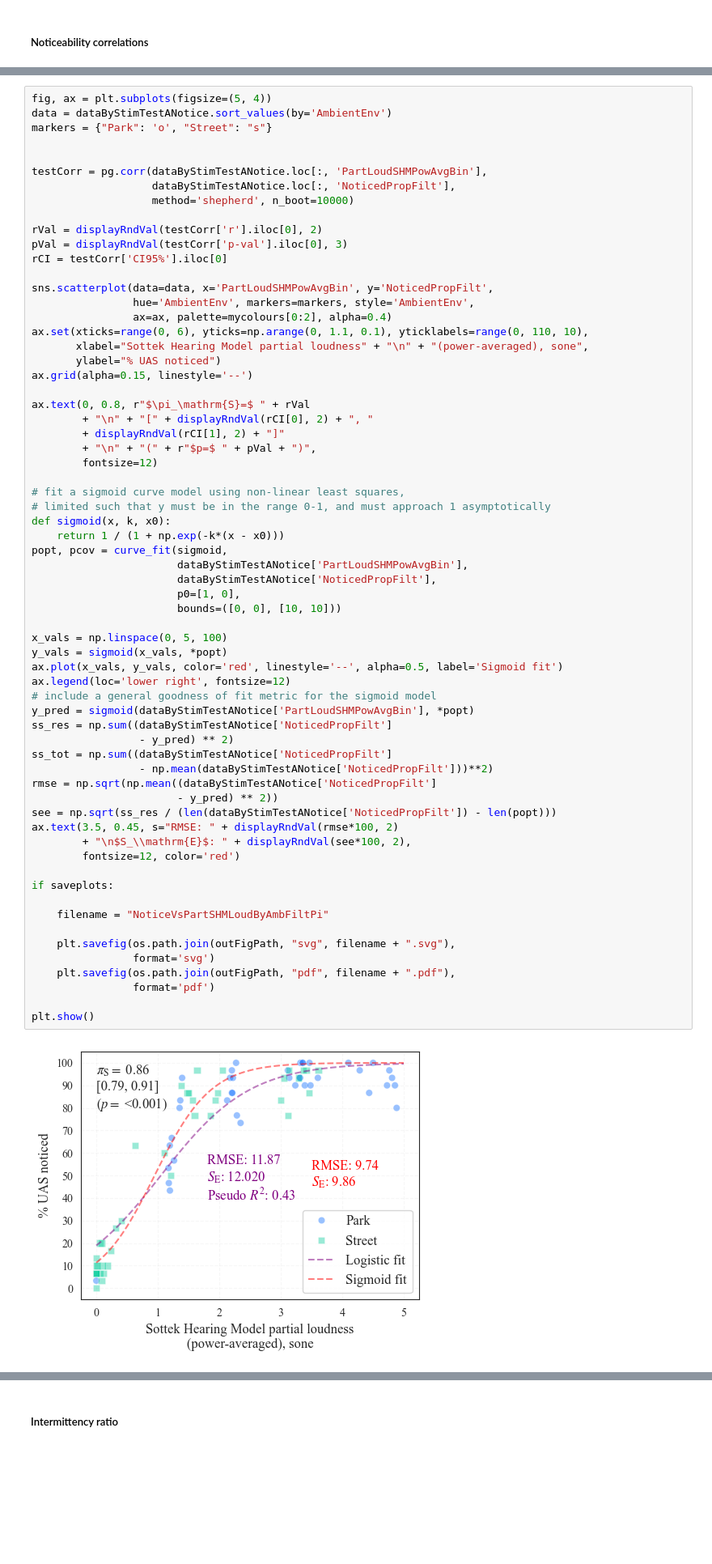
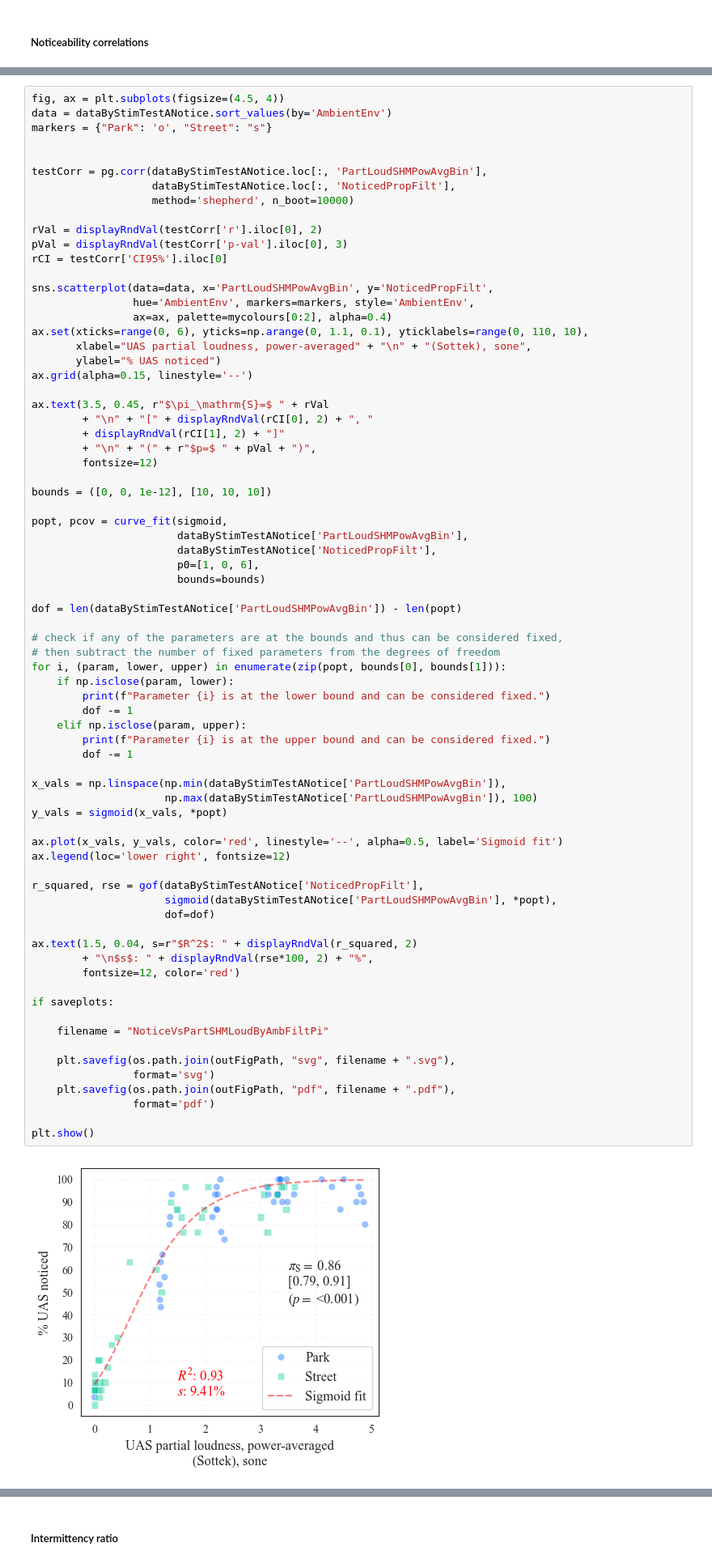
Before and after one commit to acoustics-code-salford/refmap-psychoacoustics, a Jupyter notebook: src/refmap_psychoacoustics/notebooks/refmap_listest1_analysis_EDA_partA.ipynb, the cells around one changed output, grey strips where cells are left out. Shown at 81% size. Saved outputs shown, nothing was run; the diff lists cells and outputs as text; blank space fills up the shorter version.

```diff
--- a/src/refmap_psychoacoustics/notebooks/refmap_listest1_analysis_EDA_partA.ipynb
+++ b/src/refmap_psychoacoustics/notebooks/refmap_listest1_analysis_EDA_partA.ipynb
@@ -1729,5 +1800,5 @@ plt.show()
 # %%
-fig, ax = plt.subplots(figsize=(5, 4))
+fig, ax = plt.subplots(figsize=(4.5, 4))
 data = dataByStimTestANotice.sort_values(by='AmbientEnv')
 markers = {"Park": 'o', "Street": "s"}
 
@@ -1744,53 +1815,61 @@ sns.scatterplot(data=data, x='PartLoudSHMPowAvgBin', y='NoticedPropFilt',
                 hue='AmbientEnv', markers=markers, style='AmbientEnv',
                 ax=ax, palette=mycolours[0:2], alpha=0.4)
 ax.set(xticks=range(0, 6), yticks=np.arange(0, 1.1, 0.1), yticklabels=range(0, 110, 10),
-       xlabel="Sottek Hearing Model partial loudness" + "\n" + "(power-averaged), sone",
+       xlabel="UAS partial loudness, power-averaged" + "\n" + "(Sottek), sone",
        ylabel="% UAS noticed")
 ax.grid(alpha=0.15, linestyle='--')
 
-ax.text(0, 0.8, r"$\pi_\mathrm{S}=$ " + rVal
+ax.text(3.5, 0.45, r"$\pi_\mathrm{S}=$ " + rVal
         + "\n" + "[" + displayRndVal(rCI[0], 2) + ", "
         + displayRndVal(rCI[1], 2) + "]"
         + "\n" + "(" + r"$p=$ " + pVal + ")",
         fontsize=12)
 
-# fit a sigmoid curve model using non-linear least squares,
-# limited such that y must be in the range 0-1, and must approach 1 asymptotically
-def sigmoid(x, k, x0):
-    return 1 / (1 + np.exp(-k*(x - x0)))
+bounds = ([0, 0, 1e-12], [10, 10, 10])
+
 popt, pcov = curve_fit(sigmoid,
                        dataByStimTestANotice['PartLoudSHMPowAvgBin'],
                        dataByStimTestANotice['NoticedPropFilt'],
-                       p0=[1, 0],
-                       bounds=([0, 0], [10, 10]))
+                       p0=[1, 0, 6],
+                       bounds=bounds)
 
-x_vals = np.linspace(0, 5, 100)
+dof = len(dataByStimTestANotice['PartLoudSHMPowAvgBin']) - len(popt)
+
+# check if any of the parameters are at the bounds and thus can be considered fixed,
+# then subtract the number of fixed parameters from the degrees of freedom
+for i, (param, lower, upper) in enumerate(zip(popt, bounds[0], bounds[1])):
+    if np.isclose(param, lower):
+        print(f"Parameter {i} is at the lower bound and can be considered fixed.")
+        dof -= 1
+    elif np.isclose(param, upper):
+        print(f"Parameter {i} is at the upper bound and can be considered fixed.")
+        dof -= 1
+
+x_vals = np.linspace(np.min(dataByStimTestANotice['PartLoudSHMPowAvgBin']),
+                     np.max(dataByStimTestANotice['PartLoudSHMPowAvgBin']), 100)
 y_vals = sigmoid(x_vals, *popt)
+
 ax.plot(x_vals, y_vals, color='red', linestyle='--', alpha=0.5, label='Sigmoid fit')
 ax.legend(loc='lower right', fontsize=12)
-# include a general goodness of fit metric for the sigmoid model
-y_pred = sigmoid(dataByStimTestANotice['PartLoudSHMPowAvgBin'], *popt)
-ss_res = np.sum((dataByStimTestANotice['NoticedPropFilt']
-                 - y_pred) ** 2)
-ss_tot = np.sum((dataByStimTestANotice['NoticedPropFilt']
-                 - np.mean(dataByStimTestANotice['NoticedPropFilt']))**2)
-rmse = np.sqrt(np.mean((dataByStimTestANotice['NoticedPropFilt']
-                       - y_pred) ** 2))
-see = np.sqrt(ss_res / (len(dataByStimTestANotice['NoticedPropFilt']) - len(popt)))
-ax.text(3.5, 0.45, s="RMSE: " + displayRndVal(rmse*100, 2)
-        + "\n$S_\\mathrm{E}$: " + displayRndVal(see*100, 2),
+
+r_squared, rse = gof(dataByStimTestANotice['NoticedPropFilt'],
+                     sigmoid(dataByStimTestANotice['PartLoudSHMPowAvgBin'], *popt),
+                     dof=dof)
+
+ax.text(1.5, 0.04, s=r"$R^2$: " + displayRndVal(r_squared, 2)
+        + "\n$s$: " + displayRndVal(rse*100, 2) + "%",
         fontsize=12, color='red')
 
 if saveplots:
 
     filename = "NoticeVsPartSHMLoudByAmbFiltPi"
 
     plt.savefig(os.path.join(outFigPath, "svg", filename + ".svg"),
                 format='svg')
     plt.savefig(os.path.join(outFigPath, "pdf", filename + ".pdf"),
                 format='pdf')
 
 plt.show()
 # %% [output]
-[figure, old version]
+[figure, new version]
 # %%
```
Also changed, not shown: parts of 4 cells of this notebook, 7 other files.
